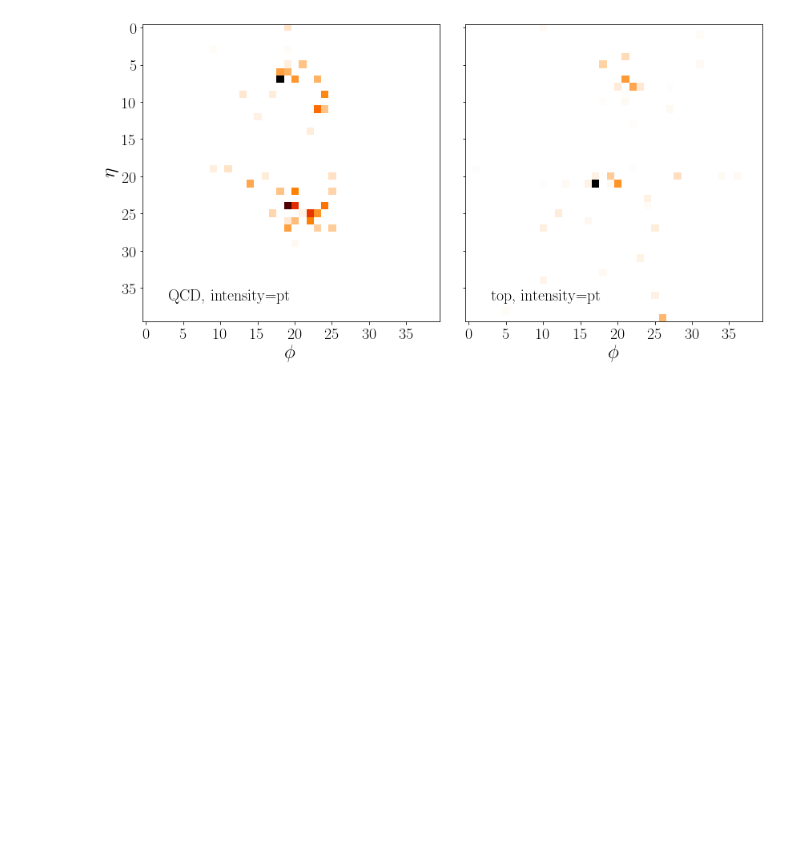
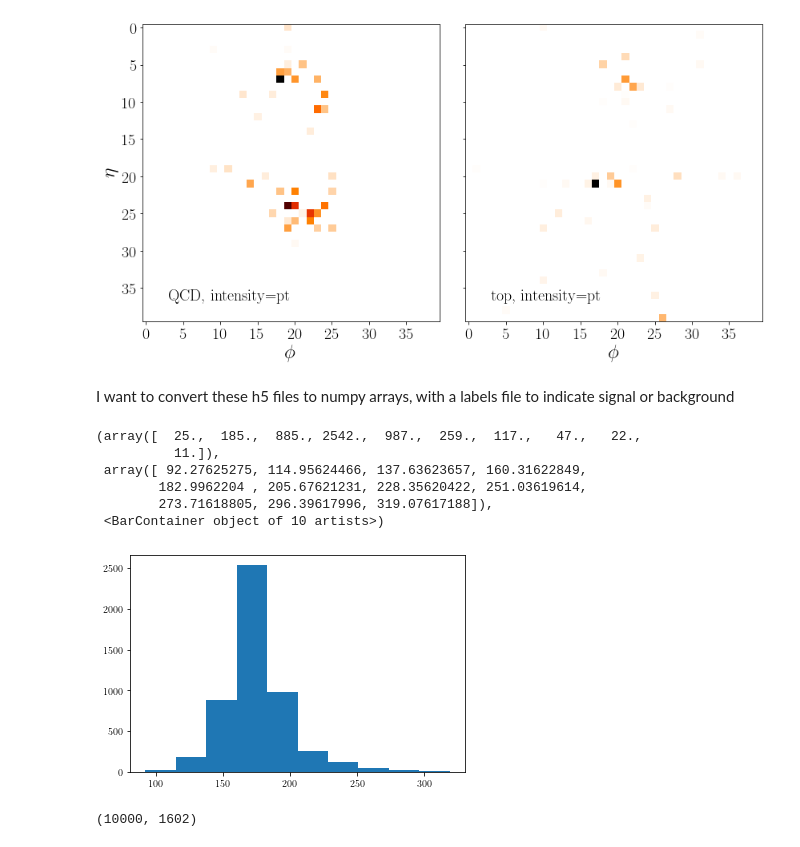
Before and after one commit to bmdillon/jet-preprocessing, a Jupyter notebook: qcd-top-jet-images.ipynb, the cells around one changed output. Cells and saved outputs as stored; diff of their text form; code cells hidden in the pictures; blank space fills up the shorter version.

Commit message:
editing notebook for jet images

```diff
--- a/qcd-top-jet-images.ipynb
+++ b/qcd-top-jet-images.ipynb
@@ -695,3 +695,27 @@ fig.tight_layout()
 #fig.show()
 # %% [output]
 [figure]
+# %% [markdown]
+I want to convert these h5 files to numpy arrays, with a labels file to indicate signal or background
+# %%
+toptagging_jets_inpt_sb_50 = np.zeros((10000,1600))
+toptagging_labels_inpt_sb_50 = np.zeros(10000)
+toptagging_masses_inpt_sb_50 = np.zeros(10000)
+for i in range( df_pt.to_numpy().shape[0] ):
+    toptagging_jets_inpt_sb_50[i] = df_pt.to_numpy()[i][0:1600]
+    toptagging_labels_inpt_sb_50[i] = df_pt.to_numpy()[i][1600]
+    toptagging_masses_inpt_sb_50[i] = df_pt.to_numpy()[i][1601]
+# %%
+plt.hist(toptagging_masses_inpt_sb_50[toptagging_labels_inpt_sb_50==1])
+# %% [output]
+(array([  25.,  185.,  885., 2542.,  987.,  259.,  117.,   47.,   22.,
+          11.]),
+ array([ 92.27625275, 114.95624466, 137.63623657, 160.31622849,
+        182.9962204 , 205.67621231, 228.35620422, 251.03619614,
+        273.71618805, 296.39617996, 319.07617188]),
+ <BarContainer object of 10 artists>)
+[figure, added]
+# %%
+df_pt.to_numpy().shape
+# %% [output]
+(10000, 1602)
```
